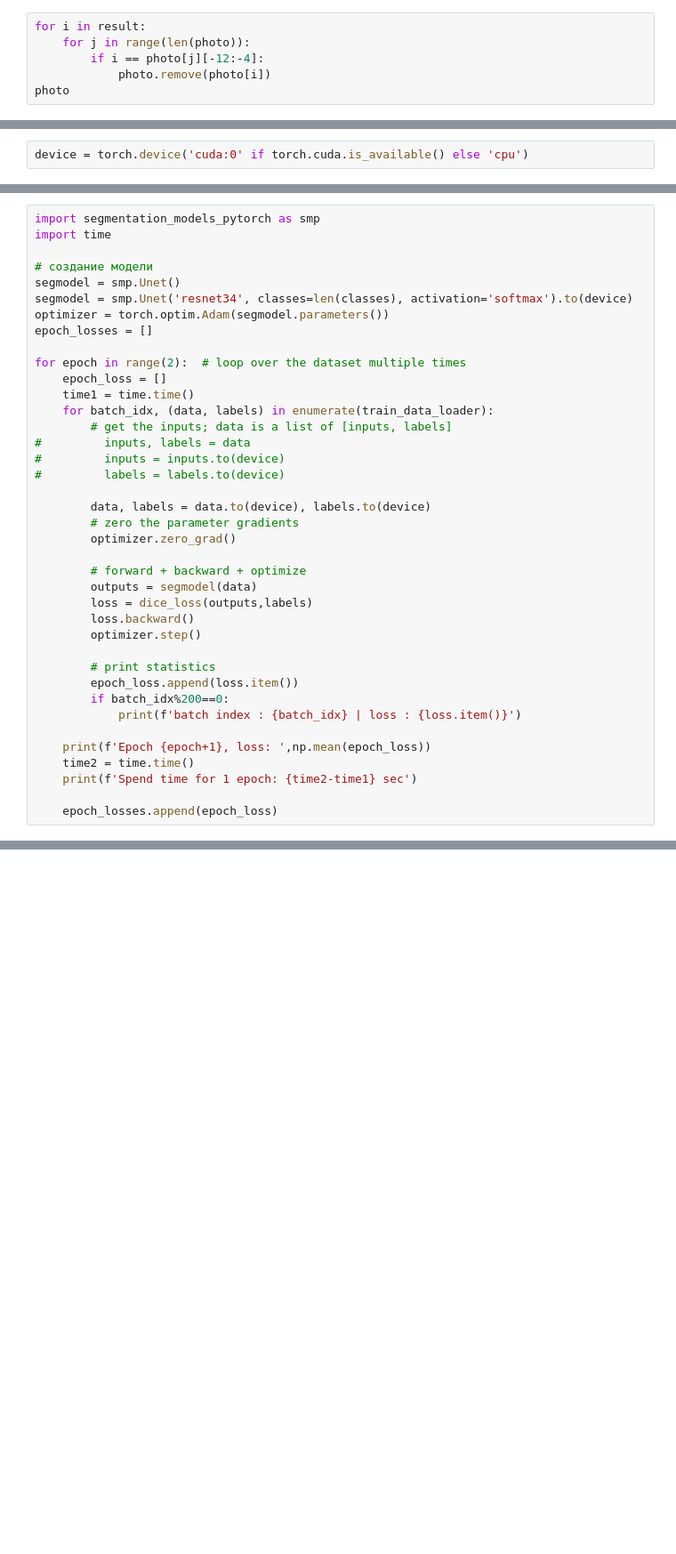
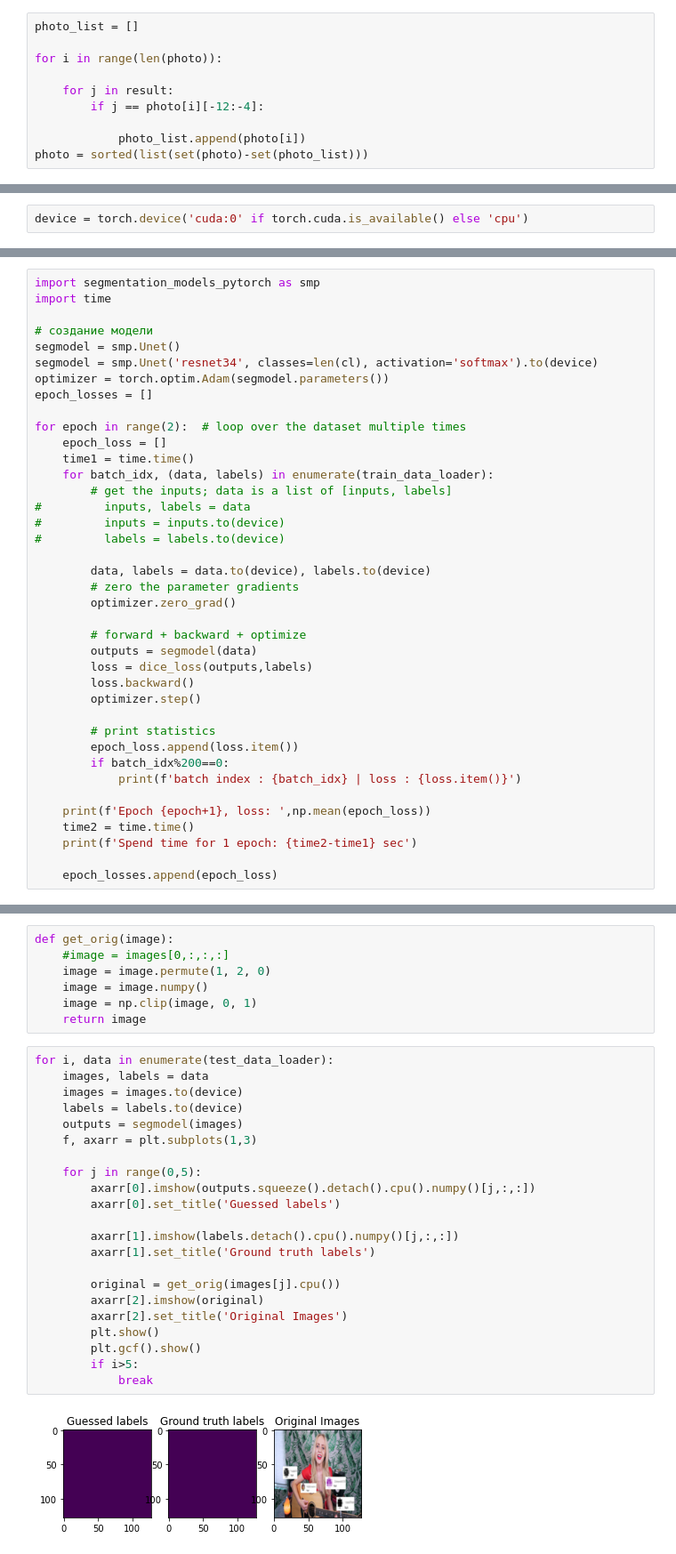
Before and after one commit to rabenkralle/PyTorch-for-Neural-Network, a Jupyter notebook: lesson_3/HW3.ipynb, the cells around one changed output, grey strips where cells are left out. Shown at 89% size. Cells and saved outputs as stored; diff of their text form; blank space fills up the shorter version.

```diff
--- a/lesson_3/HW3.ipynb
+++ b/lesson_3/HW3.ipynb
@@ -92,6 +73,10 @@ result
 # %%
-for i in result:
-    for j in range(len(photo)):
-        if i == photo[j][-12:-4]:
-            photo.remove(photo[i])
-photo
+photo_list = []
+
+for i in range(len(photo)):
+
+    for j in result:
+        if j == photo[i][-12:-4]:
+
+            photo_list.append(photo[i])
+photo = sorted(list(set(photo)-set(photo_list)))
@@ -277,7 +323,7 @@ import time
 
 # создание модели
 segmodel = smp.Unet()
-segmodel = smp.Unet('resnet34', classes=len(classes), activation='softmax').to(device)
+segmodel = smp.Unet('resnet34', classes=len(cl), activation='softmax').to(device)
 optimizer = torch.optim.Adam(segmodel.parameters())
 epoch_losses = []
 
@@ -321,0 +368,31 @@ KeyboardInterrupt:
+# %%
+def get_orig(image):
+    #image = images[0,:,:,:]
+    image = image.permute(1, 2, 0)
+    image = image.numpy()
+    image = np.clip(image, 0, 1)
+    return image
+# %%
+for i, data in enumerate(test_data_loader):
+    images, labels = data
+    images = images.to(device)
+    labels = labels.to(device)
+    outputs = segmodel(images)
+    f, axarr = plt.subplots(1,3)
+
+    for j in range(0,5):
+        axarr[0].imshow(outputs.squeeze().detach().cpu().numpy()[j,:,:])
+        axarr[0].set_title('Guessed labels')
+
+        axarr[1].imshow(labels.detach().cpu().numpy()[j,:,:])
+        axarr[1].set_title('Ground truth labels')
+
+        original = get_orig(images[j].cpu())
+        axarr[2].imshow(original)
+        axarr[2].set_title('Original Images')
+        plt.show()
+        plt.gcf().show()
+        if i>5:
+            break
+# %% [output]
+[figure, added]
```
Also changed, not shown: parts of 17 cells of this notebook.
